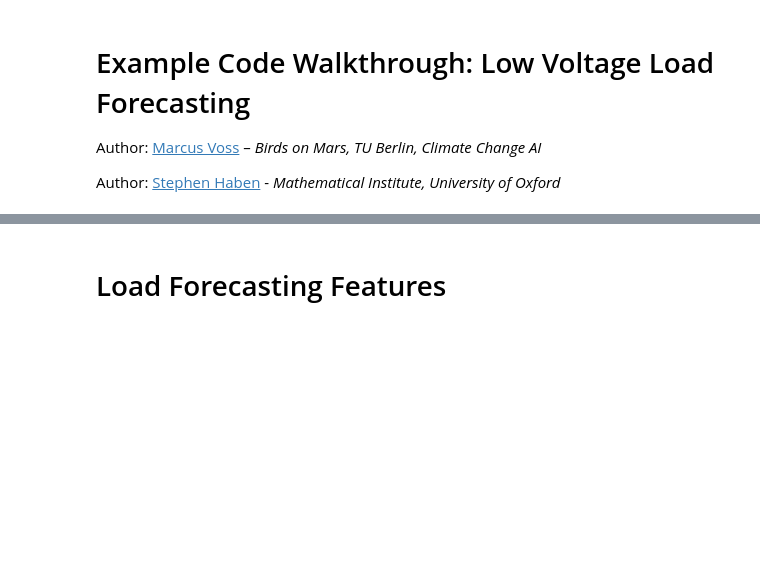
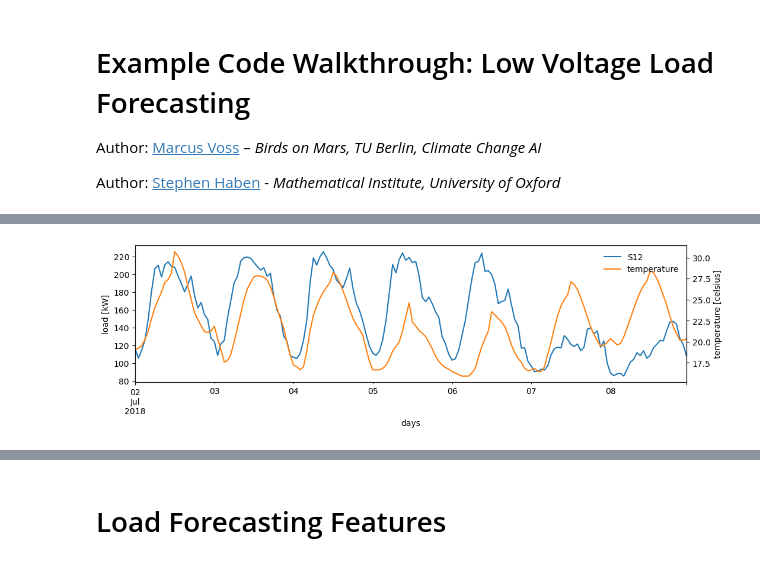
Before and after one commit to low-voltage-loadforecasting/book-case-study, a Jupyter notebook: Case_Study_LV_Load_Forecasting_with_ML.ipynb, the cells around one changed output, grey strips where cells are left out. Cells and saved outputs as stored; diff of their text form; code cells hidden in the pictures; blank space fills up the shorter version.

```diff
--- a/Case_Study_LV_Load_Forecasting_with_ML.ipynb
+++ b/Case_Study_LV_Load_Forecasting_with_ML.ipynb
@@ -180,0 +172,18 @@ This basic EDA for load data shows that there is:
+# %%
+# create the figure with two axes
+fig, ax = plt.subplots()
+ax2 = ax.twinx()
+
+# plot the data
+ax = load["2018-07-02":"2018-07-08"].plot(ax=ax, figsize=(12,3),label='load', legend=False)
+nwp["2018-07-02":"2018-07-08"].iloc[:,0].plot(ax=ax2, color="C1",label='temperature', legend=False)
+
+# create legend and axes labels
+handles, labels = ax.get_legend_handles_labels()
+handles2, labels2 = ax2.get_legend_handles_labels()
+ax2.legend(handles=handles+handles2, labels=labels+labels2, loc='upper right', frameon=False)
+ax2.set_ylabel('temperature [celsius]')
+ax.set_ylabel('load [kW]')
+ax.set_xlabel('days');
+# %% [output]
+[figure, added]
```
Also changed, not shown: parts of 125 cells of this notebook.
